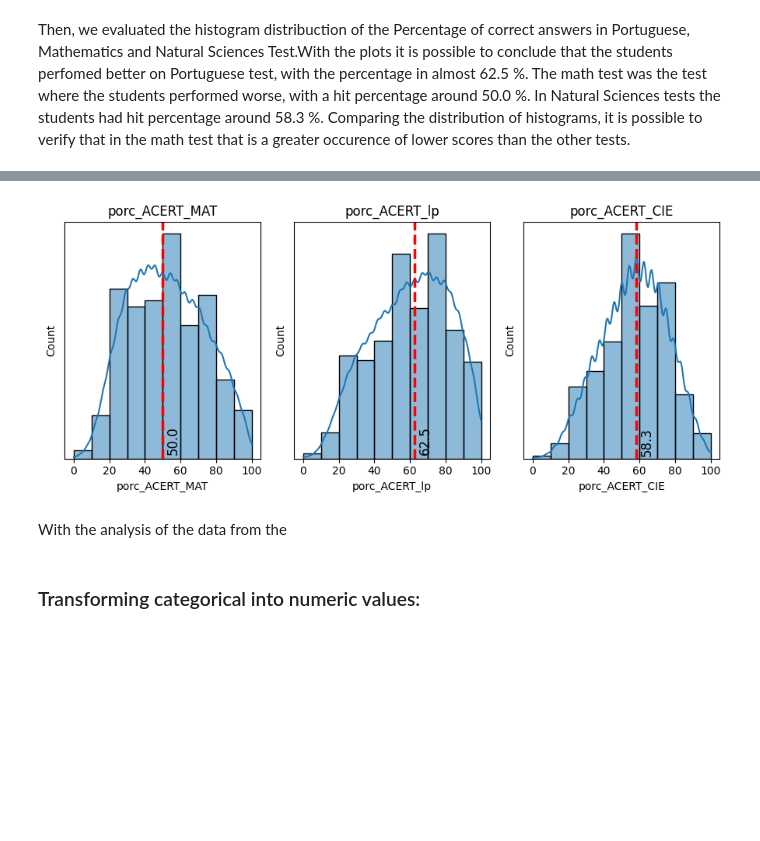
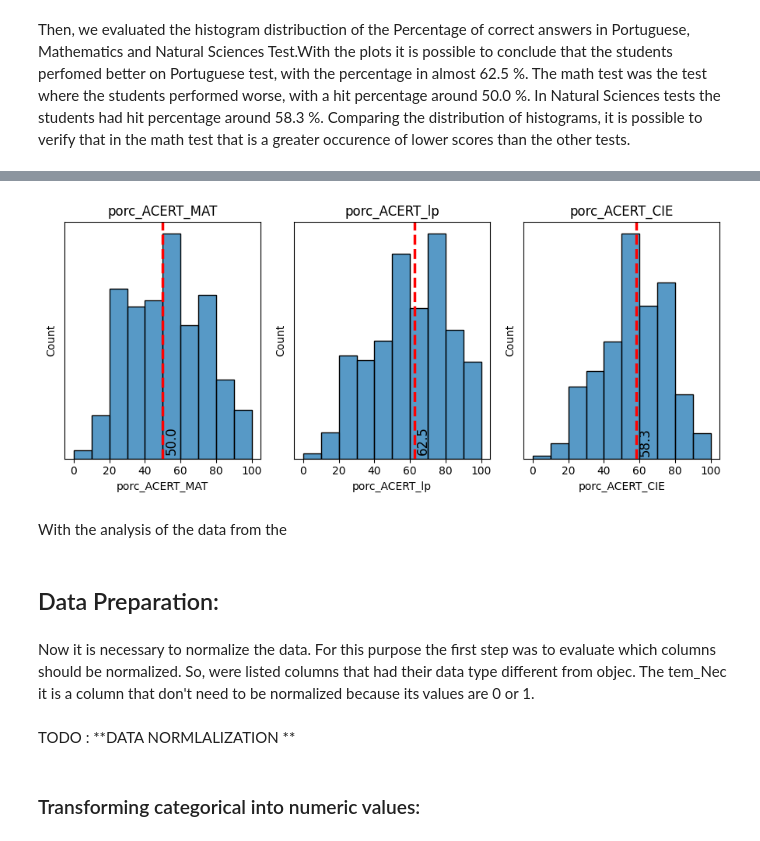
Before and after one commit to randersonLemos/mc886, a Jupyter notebook: t2/2022s2_mc886mo444_assignment_02.ipynb, the cells around one changed output, grey strips where cells are left out. Drawn from its saved outputs; the diff is of its cells as text; code cells hidden in the pictures; blank space fills up the shorter version.

```diff
--- a/t2/2022s2_mc886mo444_assignment_02.ipynb
+++ b/t2/2022s2_mc886mo444_assignment_02.ipynb
@@ -200,0 +236,2 @@ Name: RegiaoMetropolitana, dtype: float64
+# %%
+df = df.drop(['CODMUN'], axis=1)
@@ -201,7 +270,9 @@ Name: RegiaoMetropolitana, dtype: float64
+# %%
+df = df.drop(['CODESC'], axis=1)
 # %% [markdown]
  Then, we evaluated the histogram distribuction of the Percentage of correct answers in Portuguese, Mathematics and Natural Sciences Test.With the plots it is possible to conclude that the students perfomed better on Portuguese test, with the percentage in almost 62.5 %. The math test was the test where the students performed worse, with a hit percentage around 50.0 %. In Natural Sciences tests the students had hit percentage around 58.3 %. Comparing the distribution of histograms, it is possible to verify that in the math test that is a greater occurence of lower scores than the other tests.
 # %%
-def multiple_hist_plots(n_lines, n_coluns, columns_names):
+def multiple_hist_plots(n_lines, n_coluns, columns_names, binwidth, dx, dy):
     '''
     Multiple plots histograms based on columns names
     Args:
@@ -214,10 +285,27 @@ def multiple_hist_plots(n_lines, n_coluns, columns_names):
 
     fig, axes = plt.subplots(n_lines,n_coluns, figsize=(9,4))
     for i,column_name in enumerate(columns_names):
-        sns.histplot(data=df[column_name], binwidth=10, kde=True, ax=axes[i]).set(title=column_name)
+        sns.histplot(data=df[column_name], binwidth=binwidth, kde=False, ax=axes[i]).set(title=column_name)
         fig.axes[i].axvline(x=df[column_name].median(), color='red', ls='--', lw=2.5)
-        fig.axes[i].text(df[column_name].median()+2,700,f'{df[column_name].median()}',fontsize=12, rotation=90)
+        fig.axes[i].text(df[column_name].median()+dx,dy,f'{df[column_name].median()}',fontsize=12, rotation=90)
 
 
     plt.setp(axes, yticks=[])
     plt.tight_layout()
+
+def multiple_cat_plot(n_lines, n_coluns, columns_names, binwidth):
+    '''Multiple plots histograms based on columns names
+    Args:
+        n_lines: number of lines in subplots
+        n_columns: number of columns in subplots
+        columns_names: list of columns names
+    Returns:
+        Seaborn histogram subplots
+    '''
+
+    fig, axes = plt.subplots(n_lines,n_coluns, figsize=(16,6))
+    for i,column_name in enumerate(columns_names):
+        sns.histplot(data=df[column_name], binwidth=binwidth, kde=False, ax=axes[i]).set(title=column_name)
+
+    plt.setp(axes, yticks=[])
+    plt.tight_layout()
@@ -224,9 +344,15 @@ def multiple_hist_plots(n_lines, n_coluns, columns_names):
 # %%
-teste_multiple_hist_plots = multiple_hist_plots(1,3,['porc_ACERT_MAT','porc_ACERT_lp','porc_ACERT_CIE'])
+teste_multiple_hist_plots = multiple_hist_plots(1,3,['porc_ACERT_MAT','porc_ACERT_lp','porc_ACERT_CIE'],10,1,700)
 # %% [output]
-[figure, old version]
+[figure, new version]
 # %% [markdown]
 With the analysis of the data from the
+# %% [markdown]
+## Data Preparation:
+# %% [markdown]
+Now it is necessary to normalize the data. For this purpose the first step was to evaluate which columns should be normalized. So, were listed columns that had their data type different from objec. The tem_Nec it is a column that don't need to be normalized because its values are 0 or 1.
+# %% [markdown]
+TODO : **DATA NORMLALIZATION **
 # %% [markdown]
 ### Transforming categorical into numeric values:
 # %%
```
Also changed, not shown: parts of 39 cells of this notebook.
